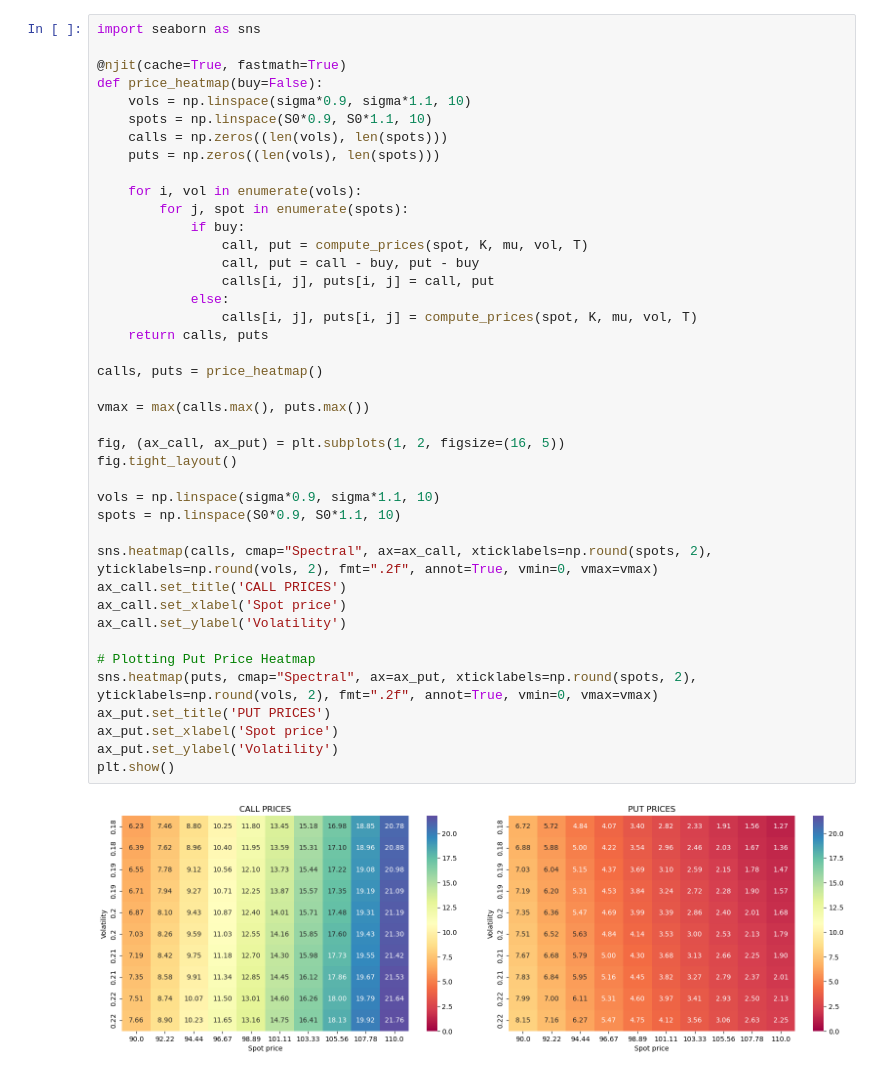
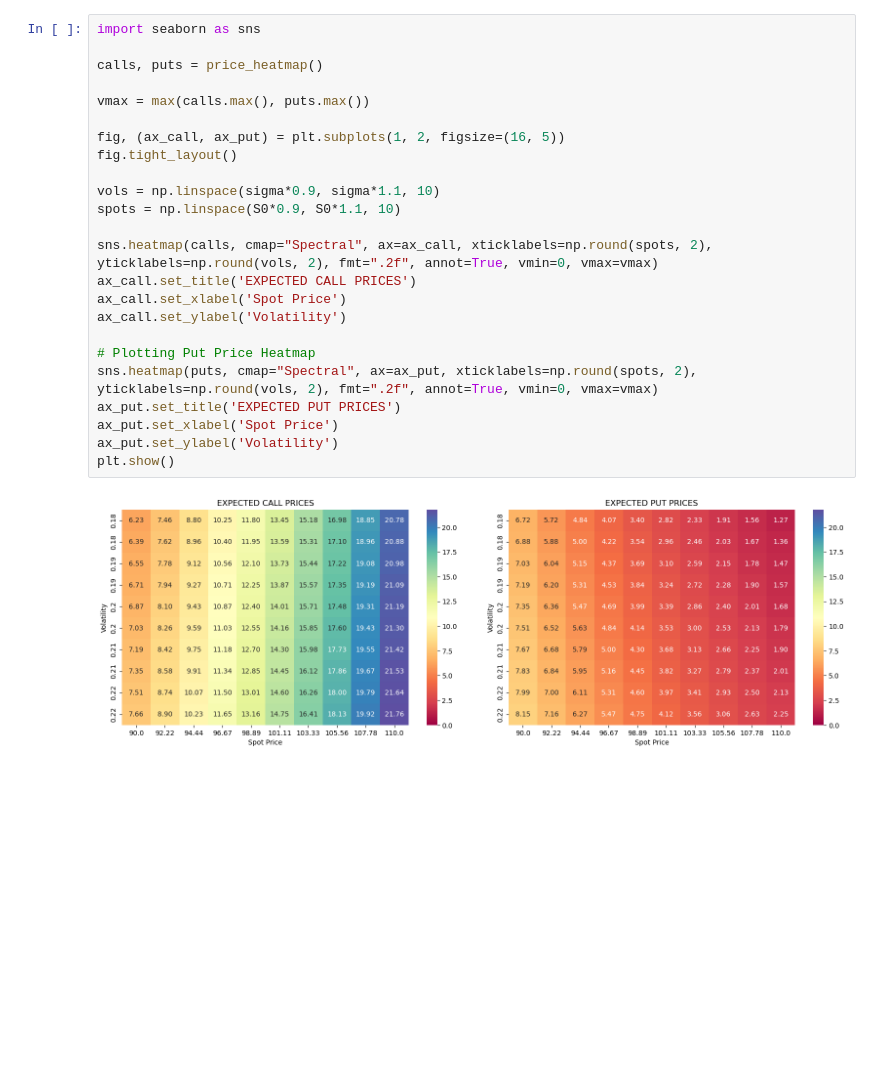
Before and after one commit to gabovidal/black-scholes-pricing, a Jupyter notebook: bsp.ipynb, the cells around one changed output. Saved outputs shown, nothing was run; the diff lists cells and outputs as text; blank space fills up the shorter version.

```diff
--- a/bsp.ipynb
+++ b/bsp.ipynb
@@ -56,47 +73,30 @@ compute_prices(S0, K, mu, sigma, T)
 (13.2696765846609, 3.7534183882568417)
 # %%
 import seaborn as sns
-
-@njit(cache=True, fastmath=True)
-def price_heatmap(buy=False):
-    vols = np.linspace(sigma*0.9, sigma*1.1, 10)
-    spots = np.linspace(S0*0.9, S0*1.1, 10)
-    calls = np.zeros((len(vols), len(spots)))
-    puts = np.zeros((len(vols), len(spots)))
-
-    for i, vol in enumerate(vols):
-        for j, spot in enumerate(spots):
-            if buy:
-                call, put = compute_prices(spot, K, mu, vol, T)
-                call, put = call - buy, put - buy
-                calls[i, j], puts[i, j] = call, put
-            else:
-                calls[i, j], puts[i, j] = compute_prices(spot, K, mu, vol, T)
-    return calls, puts
 
 calls, puts = price_heatmap()
 
 vmax = max(calls.max(), puts.max())
 
 fig, (ax_call, ax_put) = plt.subplots(1, 2, figsize=(16, 5))
 fig.tight_layout()
 
 vols = np.linspace(sigma*0.9, sigma*1.1, 10)
 spots = np.linspace(S0*0.9, S0*1.1, 10)
 
 sns.heatmap(calls, cmap="Spectral", ax=ax_call, xticklabels=np.round(spots, 2), yticklabels=np.round(vols, 2), fmt=".2f", annot=True, vmin=0, vmax=vmax)
-ax_call.set_title('CALL PRICES')
-ax_call.set_xlabel('Spot price')
+ax_call.set_title('EXPECTED CALL PRICES')
+ax_call.set_xlabel('Spot Price')
 ax_call.set_ylabel('Volatility')
 
 # Plotting Put Price Heatmap
 sns.heatmap(puts, cmap="Spectral", ax=ax_put, xticklabels=np.round(spots, 2), yticklabels=np.round(vols, 2), fmt=".2f", annot=True, vmin=0, vmax=vmax)
-ax_put.set_title('PUT PRICES')
-ax_put.set_xlabel('Spot price')
+ax_put.set_title('EXPECTED PUT PRICES')
+ax_put.set_xlabel('Spot Price')
 ax_put.set_ylabel('Volatility')
 plt.show()
 # %% [output]
-[figure, old version]
+[figure, new version]
 # %%
 import seaborn as sns
 
```
Also changed, not shown: parts of 3 cells of this notebook.
